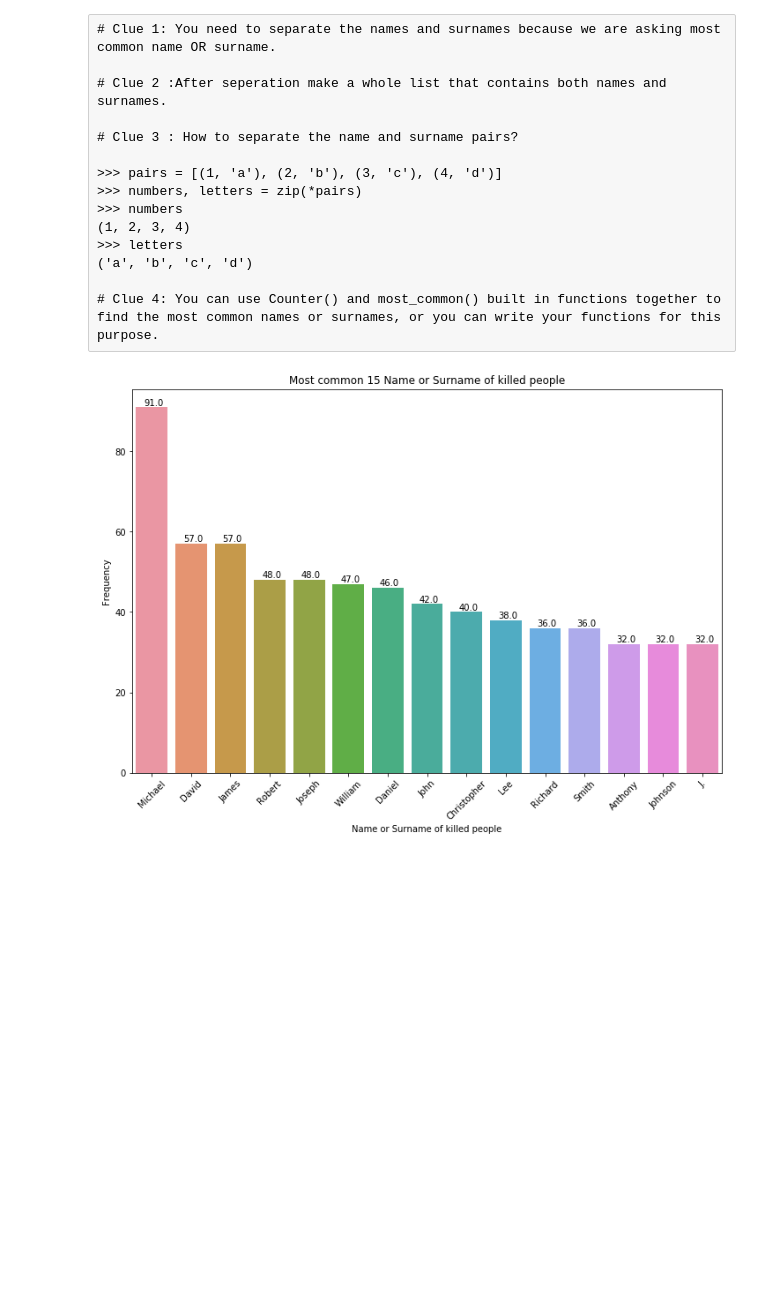
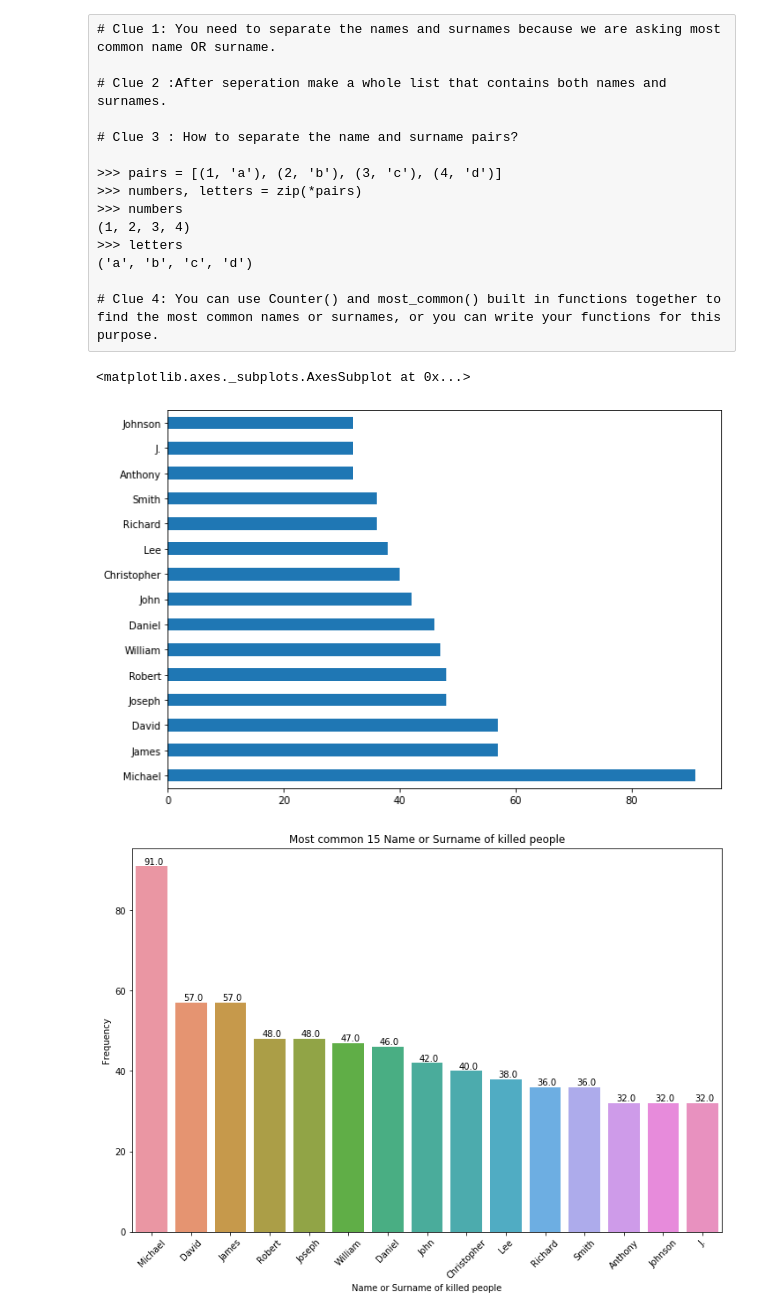
Before and after one commit to idenw/Statistics-Data-Analysis-with-Python-Data-Visualization-with-Python, a Jupyter notebook: 02-EU_DS_DVPy_M1-(PoliceKills)/USA_Fatal_Police_Shoot_Analyse_student_version.ipynb, the cells around one changed output. Cells and saved outputs as stored; diff of their text form; code cells hidden in the pictures; blank space fills up the shorter version.

```diff
--- a/02-EU_DS_DVPy_M1-(PoliceKills)/USA_Fatal_Police_Shoot_Analyse_student_version.ipynb
+++ b/02-EU_DS_DVPy_M1-(PoliceKills)/USA_Fatal_Police_Shoot_Analyse_student_version.ipynb
@@ -129,3 +214,9 @@ Name: name, Length: 2481, dtype: int64
+# %%
+pairs = kill.name[kill.name != 'TK TK'].str.split()
+langlist =[]
+for i in pairs:
+    langlist.extend(i)
+pl=pd.Series(langlist).value_counts().head(15)
 # %%
 # Problem: TK TK is most probably not a name or surname. We will clean them.
 pairs = kill.name[kill.name != 'TK TK'].str.split()
@@ -154,6 +245,11 @@ Name: name, dtype: object
 ('a', 'b', 'c', 'd')
 
 # Clue 4: You can use Counter() and most_common() built in functions together to find the most common names or surnames, or you can write your functions for this purpose.
+# %%
+pl.plot.barh(figsize = (10, 7))
+# %% [output]
+<matplotlib.axes._subplots.AxesSubplot at 0x...>
+[figure, added]
 # %%
 # %% [output]
 [figure]
```
Also changed, not shown: parts of 28 cells of this notebook.
